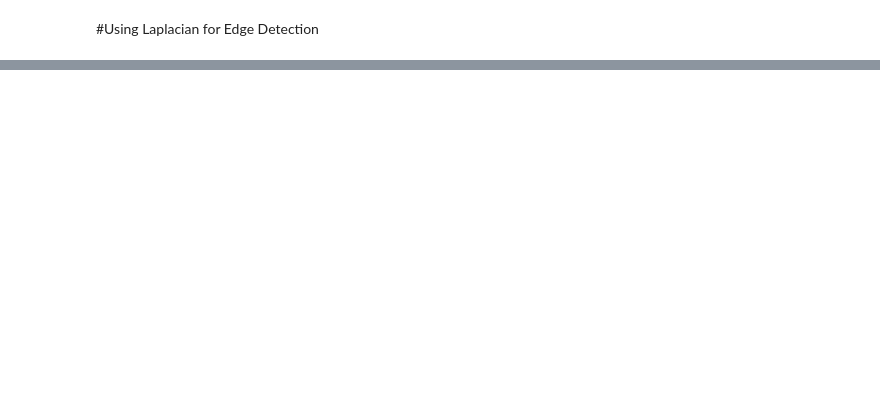
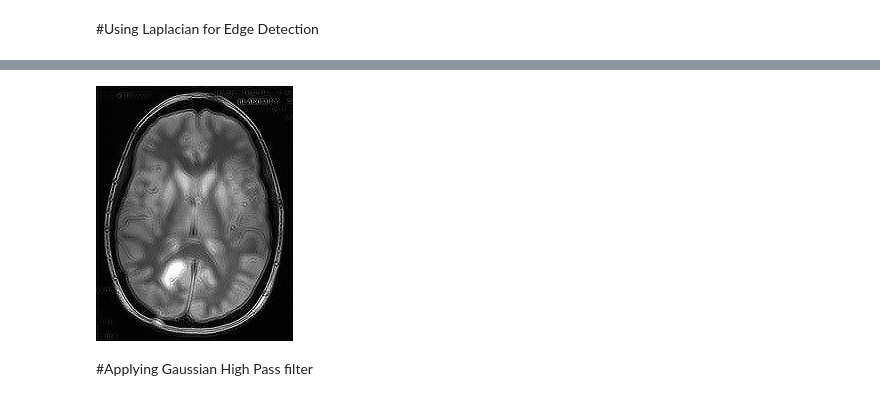
Before and after one commit to chauhan17nitin/Detection-of-Brain-Tumors, a Jupyter notebook: Image_processing.ipynb, the cells around one changed output, grey strips where cells are left out. Saved outputs shown, nothing was run; the diff lists cells and outputs as text; code cells hidden in the pictures; blank space fills up the shorter version.

```diff
--- a/Image_processing.ipynb
+++ b/Image_processing.ipynb
@@ -66,0 +67,8 @@ plt.show()
+# %%
+# edges = cv2.Laplacian(gray, -1, ksize = 7, scale = 1, delta = 0, borderType = cv2.BORDER_DEFAULT)
+edges = cv2.Laplacian(gray, cv2.CV_64F)
+cv2_imshow(edges+gray)
+# %% [output]
+[figure, added]
+# %% [markdown]
+#Applying Gaussian High Pass filter
```
Also changed, not shown: parts of 7 cells of this notebook.
